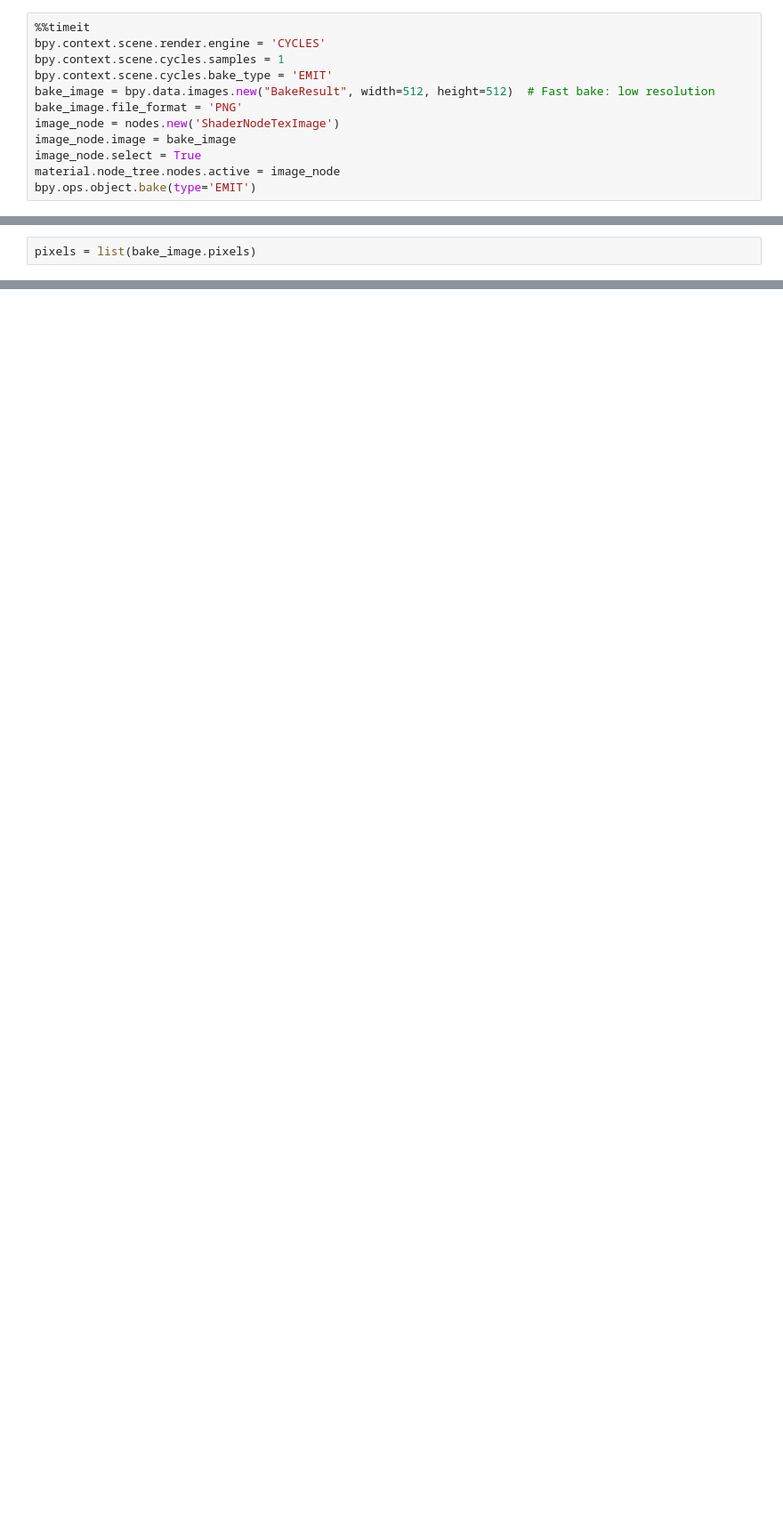
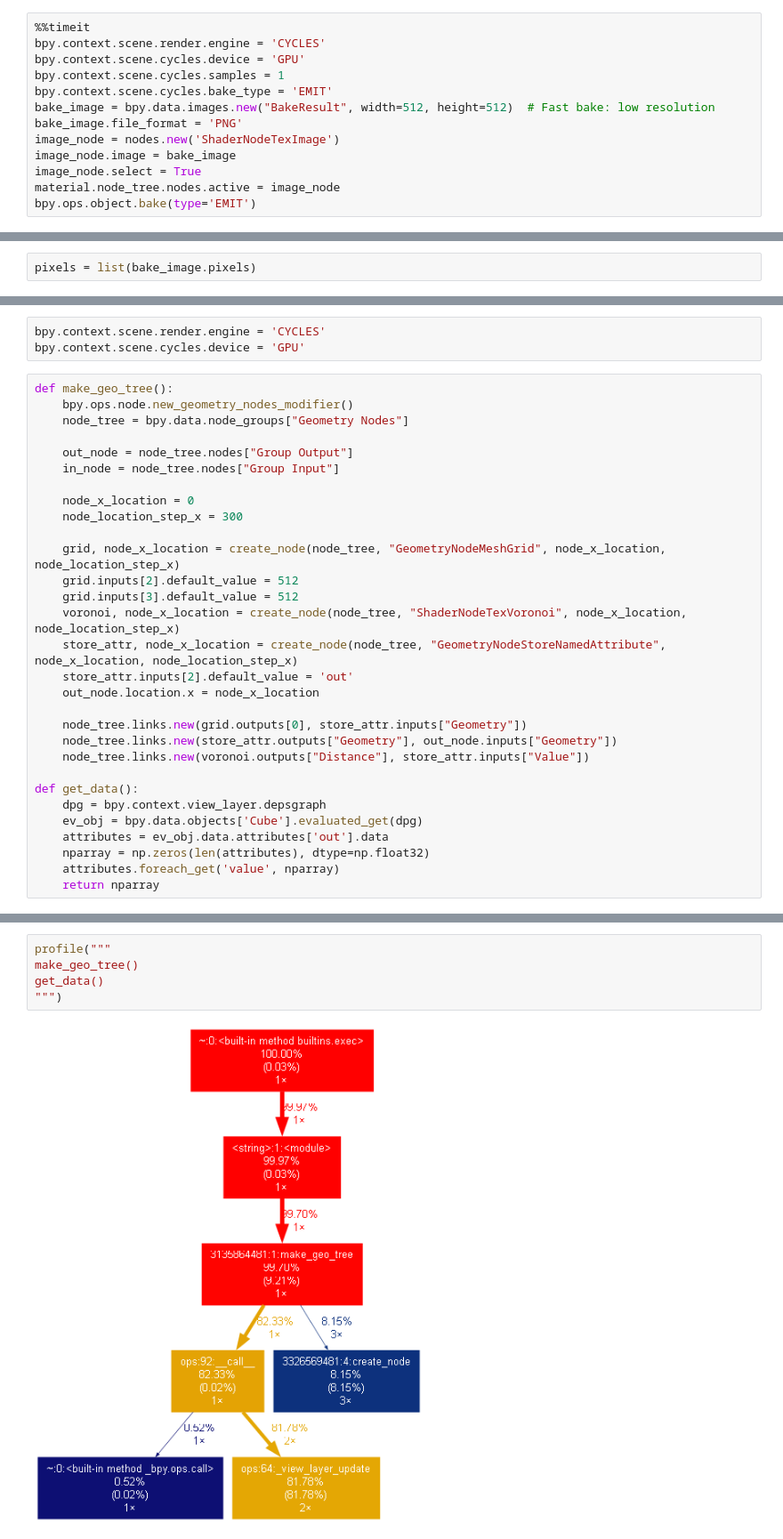
Before and after one commit to orenmatar/blender_shader, a Jupyter notebook: notebooks/generate_blender.ipynb, the cells around one changed output, grey strips where cells are left out. Shown at 89% size. Saved outputs shown, nothing was run; the diff lists cells and outputs as text; blank space fills up the shorter version.

```diff
--- a/notebooks/generate_blender.ipynb
+++ b/notebooks/generate_blender.ipynb
@@ -64,6 +69,7 @@ bpy.ops.render.render(write_still=True)
 # %%
 %%timeit
 bpy.context.scene.render.engine = 'CYCLES'
+bpy.context.scene.cycles.device = 'GPU'
 bpy.context.scene.cycles.samples = 1
 bpy.context.scene.cycles.bake_type = 'EMIT'
 bake_image = bpy.data.images.new("BakeResult", width=512, height=512)  # Fast bake: low resolution
@@ -98,0 +134,33 @@ Image(filename=path)
+# %%
+bpy.context.scene.render.engine = 'CYCLES'
+bpy.context.scene.cycles.device = 'GPU'
+# %%
+def make_geo_tree():
+    bpy.ops.node.new_geometry_nodes_modifier()
+    node_tree = bpy.data.node_groups["Geometry Nodes"]
+
+    out_node = node_tree.nodes["Group Output"]
+    in_node = node_tree.nodes["Group Input"]
+
+    node_x_location = 0
+    node_location_step_x = 300
+
+    grid, node_x_location = create_node(node_tree, "GeometryNodeMeshGrid", node_x_location, node_location_step_x)
+    grid.inputs[2].default_value = 512
+    grid.inputs[3].default_value = 512
+    voronoi, node_x_location = create_node(node_tree, "ShaderNodeTexVoronoi", node_x_location, node_location_step_x)
+    store_attr, node_x_location = create_node(node_tree, "GeometryNodeStoreNamedAttribute", node_x_location, node_location_step_x)
+    store_attr.inputs[2].default_value = 'out'
+    out_node.location.x = node_x_location
+
+    node_tree.links.new(grid.outputs[0], store_attr.inputs["Geometry"])
+    node_tree.links.new(store_attr.outputs["Geometry"], out_node.inputs["Geometry"])
+    node_tree.links.new(voronoi.outputs["Distance"], store_attr.inputs["Value"])
+
+def get_data():
+    dpg = bpy.context.view_layer.depsgraph
+    ev_obj = bpy.data.objects['Cube'].evaluated_get(dpg)
+    attributes = ev_obj.data.attributes['out'].data
+    nparray = np.zeros(len(attributes), dtype=np.float32)
+    attributes.foreach_get('value', nparray)
+    return nparray
@@ -98,0 +174,7 @@ Image(filename=path)
+# %%
+profile("""
+make_geo_tree()
+get_data()
+""")
+# %% [output]
+[figure, added]
```
Also changed, not shown: parts of 8 cells of this notebook, 3 other files.
